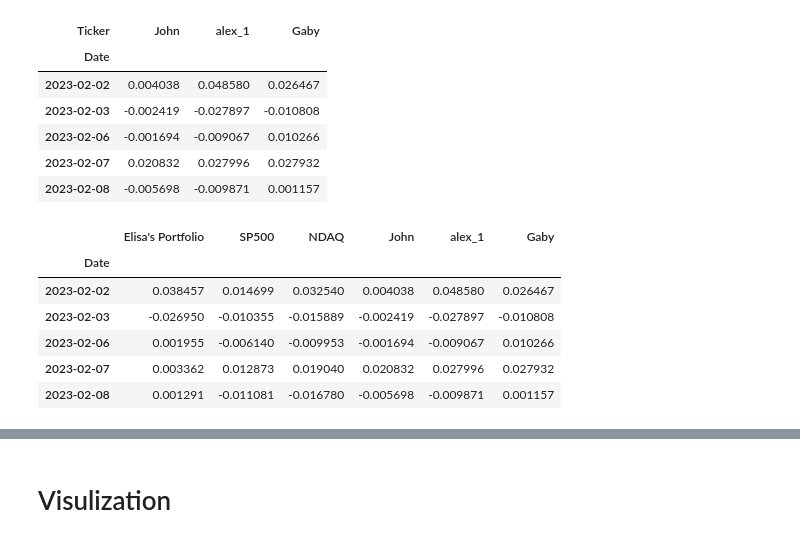
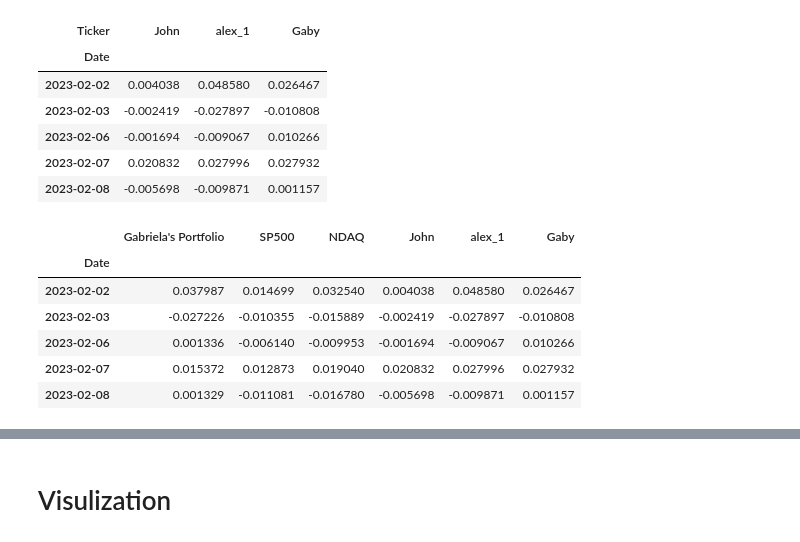
Before and after one commit to game-of-stocks/application, a Jupyter notebook: Game Of Stocks - Application.ipynb, the cells around one changed output, grey strips where cells are left out. Cells and saved outputs as stored; diff of their text form; code cells hidden in the pictures.

Commit message:
modified the for loop with a break

```diff
--- a/Game Of Stocks - Application.ipynb
+++ b/Game Of Stocks - Application.ipynb
@@ -116,6 +117,5 @@ portfolio_returns.head()
 # %%
 # Create portfolio variable in dataframe with weights using ".dot" and name column with the users name
-user_name = name
-portfolio_returns[f"{user_name}'s Portfolio"] = portfolio_returns.dot(weight_array)
+portfolio_returns[f"{name}'s Portfolio"] = portfolio_returns.dot(weight_array)
 portfolio_returns.head()
 # %% [output]
@@ -308,28 +308,29 @@ top_returns.head()
 # %%
 # Get UUID of top 3 players
 top_1_uuid = user_data_df.loc[0, 'UUID']
 top_2_uuid = user_data_df.loc[1, 'UUID']
 top_3_uuid = user_data_df.loc[2, 'UUID']
 
 # Create a list with UUID of top 3 players
 uuids = [top_1_uuid, top_2_uuid, top_3_uuid]
 
 # Loop through UUIDs to check of user is in top 3, add the market and top players porfolio and if user's portfolio is not on top 3 add it too
 for each_element in uuids:
-    if each_element != user_uuid_str:
-        top_portfolio_market_returns = pd.concat([portfolio_returns[f"{user_name}'s Portfolio"], market_returns, top_returns], axis="columns", join="inner")
+    if each_element == user_uuid_str:
+        top_portfolio_market_returns = pd.concat([market_returns, top_returns], axis="columns", join="inner")
+        break
     else:
-         top_portfolio_market_returns = pd.concat([market_returns, top_returns], axis="columns", join="inner")
+        top_portfolio_market_returns = pd.concat([portfolio_returns[f"{name}'s Portfolio"], market_returns, top_returns], axis="columns", join="inner")
 
 top_portfolio_market_returns.head()
 # %% [output]
-|  | Elisa's Portfolio | SP500 | NDAQ | John | alex_1 | Gaby |
+|  | Gabriela's Portfolio | SP500 | NDAQ | John | alex_1 | Gaby |
 | Date |  |  |  |  |  |  |
-| 2023-02-02 | 0.038457 | 0.014699 | 0.032540 | 0.004038 | 0.048580 | 0.026467 |
-| 2023-02-03 | -0.026950 | -0.010355 | -0.015889 | -0.002419 | -0.027897 | -0.010808 |
-| 2023-02-06 | 0.001955 | -0.006140 | -0.009953 | -0.001694 | -0.009067 | 0.010266 |
-| 2023-02-07 | 0.003362 | 0.012873 | 0.019040 | 0.020832 | 0.027996 | 0.027932 |
-| 2023-02-08 | 0.001291 | -0.011081 | -0.016780 | -0.005698 | -0.009871 | 0.001157 |
+| 2023-02-02 | 0.037987 | 0.014699 | 0.032540 | 0.004038 | 0.048580 | 0.026467 |
+| 2023-02-03 | -0.027226 | -0.010355 | -0.015889 | -0.002419 | -0.027897 | -0.010808 |
+| 2023-02-06 | 0.001336 | -0.006140 | -0.009953 | -0.001694 | -0.009067 | 0.010266 |
+| 2023-02-07 | 0.015372 | 0.012873 | 0.019040 | 0.020832 | 0.027996 | 0.027932 |
+| 2023-02-08 | 0.001329 | -0.011081 | -0.016780 | -0.005698 | -0.009871 | 0.001157 |
 # %%
 # Calculate sharp ratio - visulaize purposes - Portfolio and the Index
 top_portfolio_market_sharp_ratio = (top_portfolio_market_returns.mean() * (252)) / (top_portfolio_market_returns.std() * np.sqrt(252))
```
Also changed, not shown: parts of 12 cells of this notebook, 1 other file.
